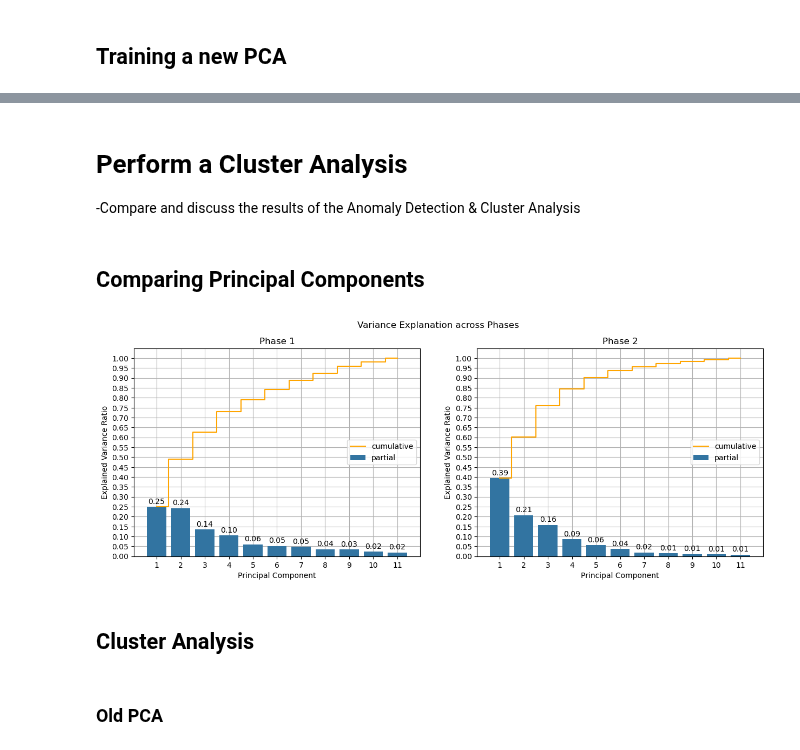
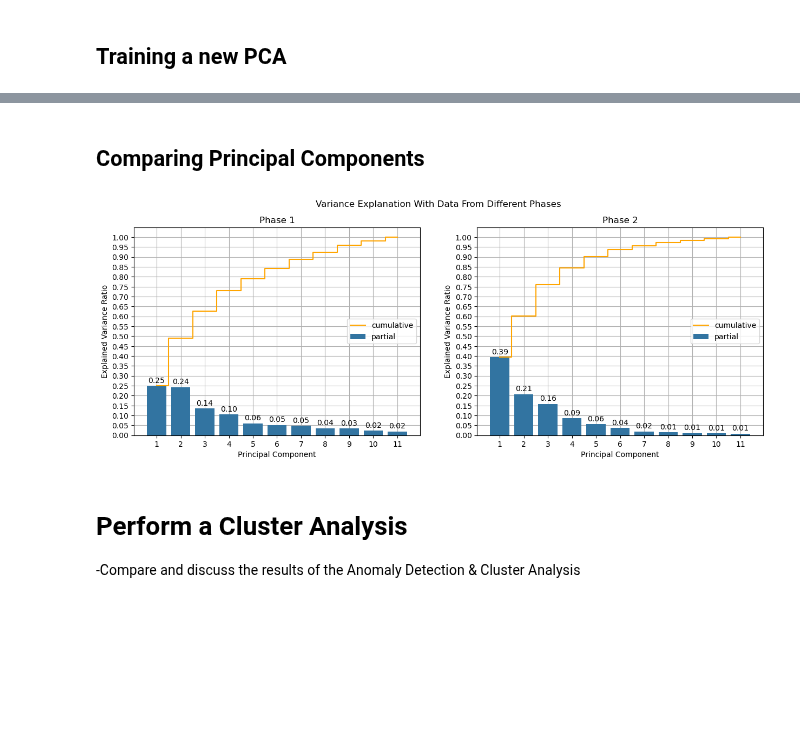
Before and after one commit to MarcoAigner/Machine-Learning-Practical, a Jupyter notebook: project_3/phase_2.ipynb, the cells around one changed output, grey strips where cells are left out. Saved outputs shown, nothing was run; the diff lists cells and outputs as text; code cells hidden in the pictures; blank space fills up the shorter version.

```diff
--- a/project_3/phase_2.ipynb
+++ b/project_3/phase_2.ipynb
@@ -146,4 +146,4 @@ The distributions look the same but in the dataset variability plot, we can obse
 # %%
 # import the pca from phase one
 with open('./pickle/pca_phase_one.pkl', 'rb') as file:
-    pca_old = pickle.load(file)
+    pca_phase_one = pickle.load(file)
@@ -168,7 +153,4 @@ df_pca_old
 ## Training a new PCA
 # %%
 N_COMPONENTS = 11
-
-pca_new = PCA(n_components=N_COMPONENTS)
-df_pca_new = pca_new.fit_transform(df_scaled)
-df_pca_new
+pca_phase_two = PCA(n_components=N_COMPONENTS)
@@ -189,23 +157,21 @@ df_pca_new
+# %%
+df_pca_phase_two = pca_phase_two.fit_transform(df_scaled)
+# %% [markdown]
+## Comparing Principal Components
+# %%
+fig, (ax1,ax2) = plt.subplots(1,2, figsize=(15,5))
+
+scree_plot(ax1, pca_phase_one, 'Phase 1')
+scree_plot(ax2, pca_phase_two, 'Phase 2')
+
+plt.suptitle('Variance Explanation With Data From Different Phases')
+
+plt.show()
+# %% [output]
+[figure, added]
 # %% [markdown]
 # Perform a Cluster Analysis
 -Compare and discuss the results of the Anomaly Detection & Cluster Analysis
-# %% [markdown]
-## Comparing Principal Components
-# %%
-fig, (ax1,ax2) = plt.subplots(1,2, figsize=(15,5))
-
-scree_plot(ax1, pca_old, 'Phase 1')
-scree_plot(ax2, pca_new, 'Phase 2')
-
-plt.suptitle('Variance Explanation across Phases')
-
-plt.show()
-# %% [output]
-[figure, removed]
-# %% [markdown]
-## Cluster Analysis
-# %% [markdown]
-### Old PCA
 # %%
 # import the fitted isolation forest
 with open('./pickle/isolation_forest_phase_one.pkl', 'rb') as file:
```
Also changed, not shown: parts of 19 cells of this notebook, 3 other files.
